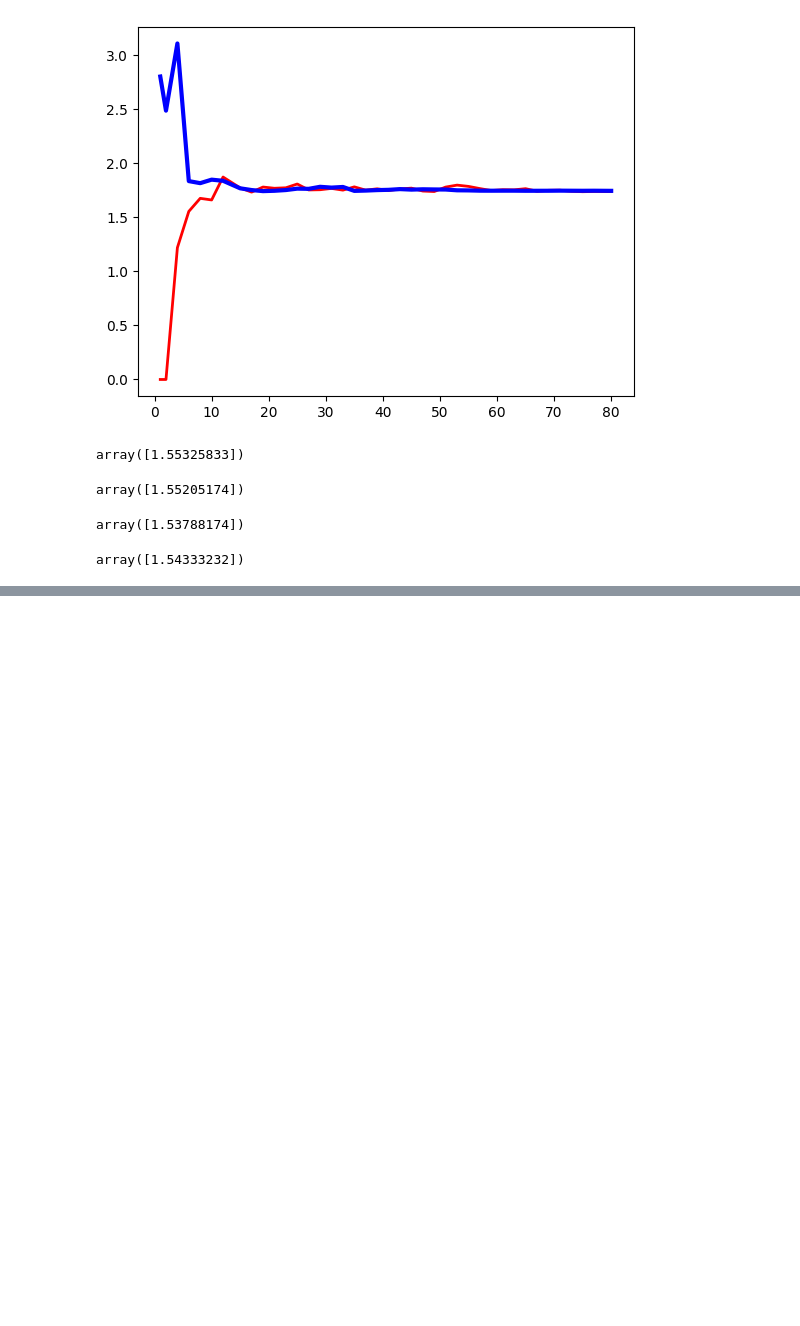
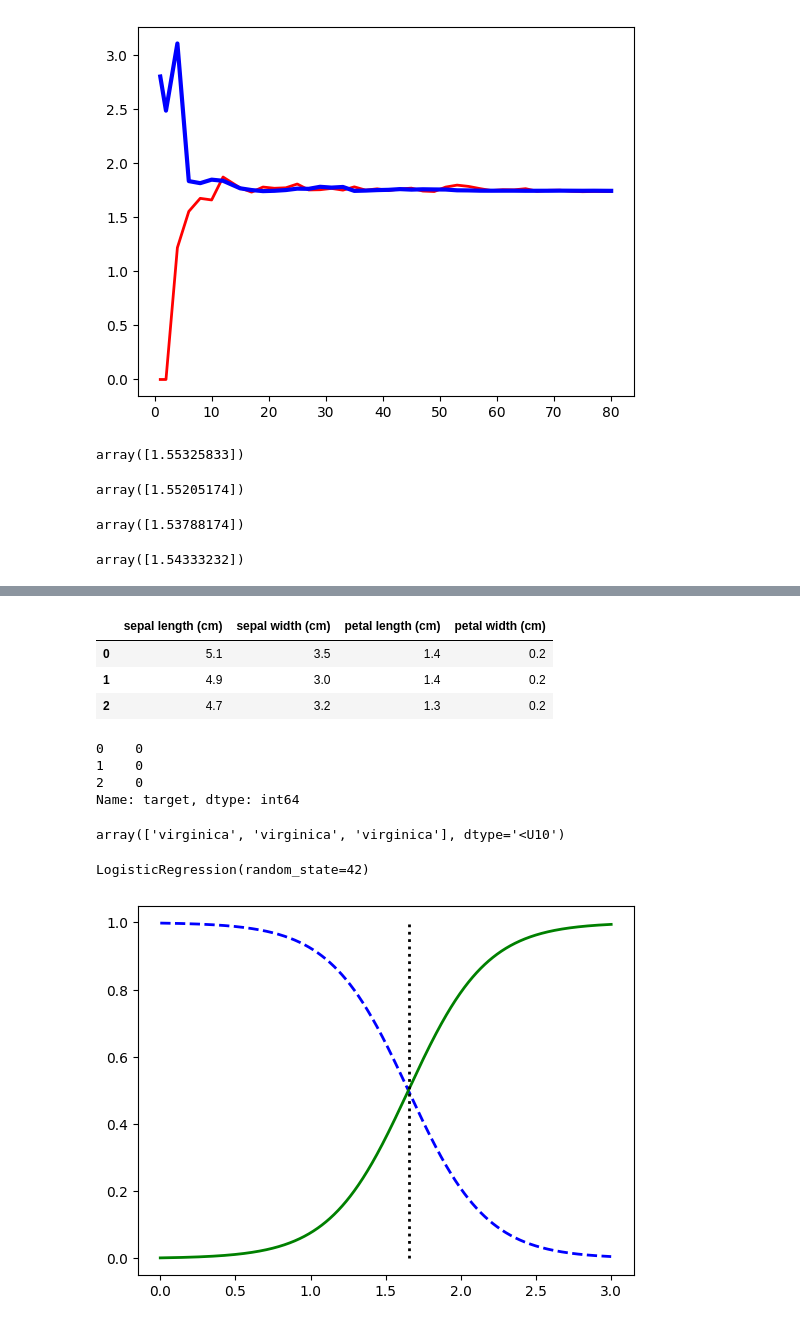
Before and after one commit to kwerulik/learning-ml-hands-on, a Jupyter notebook: Chapter_4/LinearRegression.ipynb, the cells around one changed output, grey strips where cells are left out. Cells and saved outputs as stored; diff of their text form; code cells hidden in the pictures; blank space fills up the shorter version.

Commit message:
Decision boundaries

```diff
--- a/Chapter_4/LinearRegression.ipynb
+++ b/Chapter_4/LinearRegression.ipynb
@@ -211,0 +230,5 @@ for epoch in range(n_epochs):
+# %%
+from sklearn.datasets import load_iris
+
+iris = load_iris(as_frame=True)
+list(iris)
@@ -211,0 +244,41 @@ for epoch in range(n_epochs):
+# %%
+iris.data.head(3)
+# %% [output]
+|  | sepal length (cm) | sepal width (cm) | petal length (cm) | petal width (cm) |
+| 0 | 5.1 | 3.5 | 1.4 | 0.2 |
+| 1 | 4.9 | 3.0 | 1.4 | 0.2 |
+| 2 | 4.7 | 3.2 | 1.3 | 0.2 |
+# %%
+iris.target.head(3)
+# %% [output]
+0    0
+1    0
+2    0
+Name: target, dtype: int64
+# %%
+iris.target_names
+# %% [output]
+array(['virginica', 'virginica', 'virginica'], dtype='<U10')
+# %%
+from sklearn.linear_model import LogisticRegression
+from sklearn.model_selection import train_test_split
+
+X = iris.data[["petal width (cm)"]].values
+y = iris.target_names[iris.target] == 'virginica'
+X_train, X_test, y_train, y_test = train_test_split(X, y, random_state=42)
+
+log_reg = LogisticRegression(random_state=42)
+log_reg.fit(X_train, y_train)
+# %% [output]
+LogisticRegression(random_state=42)
+# %%
+X_new = np.linspace(0, 3, 1000).reshape(-1, 1)
+y_proba = log_reg.predict_proba(X_new)
+decision_boundry = X_new[y_proba[:, 1] >= 0.5][0, 0]
+# %%
+plt.plot(X_new, y_proba[:, 0], 'b--', linewidth=2, label='Not virginica proba')
+plt.plot(X_new, y_proba[:, 1], 'g-', linewidth=2, label='Virginica proba')
+plt.plot([decision_boundry, decision_boundry], [0,1], 'k:', linewidth=2, label='Decision boundry')
+plt.show()
+# %% [output]
+[figure, added]
```
Also changed, not shown: parts of 2 cells of this notebook.
